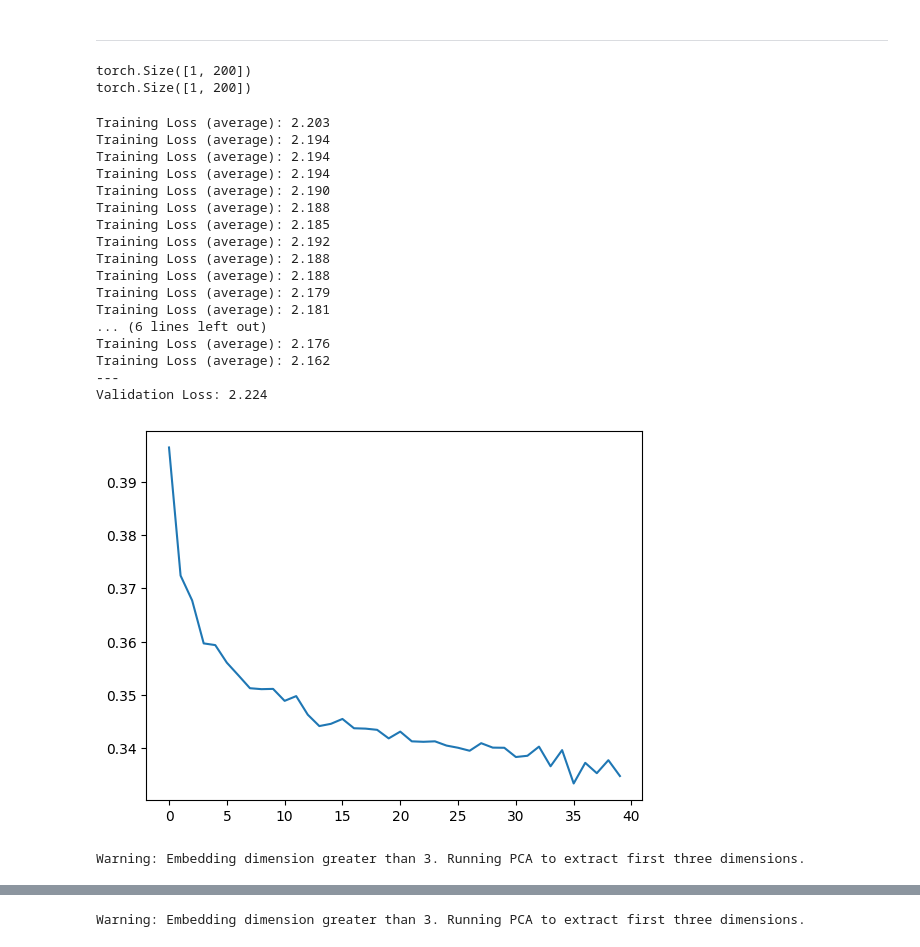
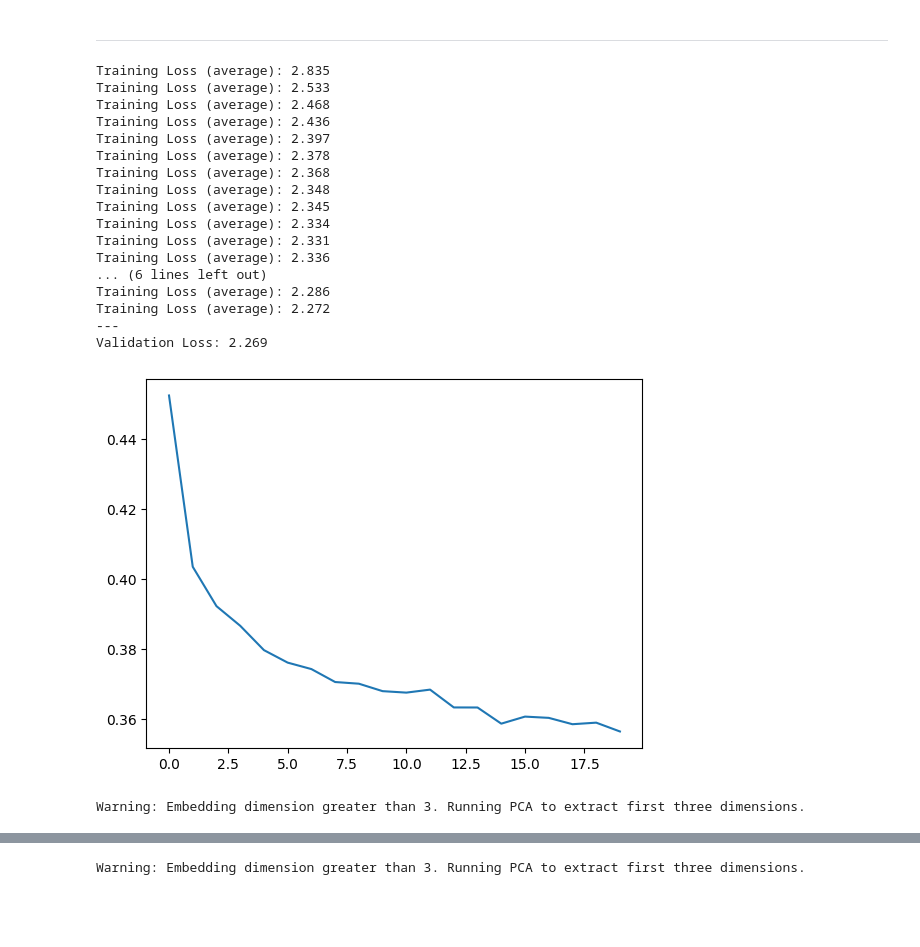
Before and after one commit to shane-kercheval/makemore, a Jupyter notebook: part_2_3_my_code.ipynb, the cells around one changed output, grey strips where cells are left out. Cells and saved outputs as stored; diff of their text form; code cells hidden in the pictures; blank space fills up the shorter version.

```diff
--- a/part_2_3_my_code.ipynb
+++ b/part_2_3_my_code.ipynb
@@ -515,7 +521,10 @@ hidden_layer_weights = 0.1 * torch.randn(context_length * embedding_dimension, n
 # https://pytorch.org/docs/stable/nn.init.html
 # hidden_layer_weights = torch.randn(context_length * embedding_dimension, num_neurons, generator=g)
 # hidden_layer_weights = hidden_layer_weights * (5/3) / (context_length * embedding_dimension)**0.5
-hidden_layer_bias = 0.01 * torch.randn(num_neurons, generator=g)
+
+# we don't want bias because we are using batch normalization and get gets subtracted out
+# https://youtu.be/P6sfmUTpUmc?si=7E6mSV1kId36vg9u&t=3721
+# hidden_layer_bias = 0.01 * torch.randn(num_neurons, generator=g)
 
 # https://youtu.be/P6sfmUTpUmc?si=Kh_JJz_43Ooc6H7F&t=584
 #output_layer_weights = torch.randn(num_neurons, len(characters), generator=g)
@@ -534,7 +543,7 @@ batch_norm_running_st_dev = torch.ones((1, num_neurons))
 parameters = [
     embedding_layer,
     hidden_layer_weights,
-    hidden_layer_bias,
+    # hidden_layer_bias,
     output_layer_weights,
     output_layer_bias,
     batch_norm_gain,
@@ -591,7 +601,7 @@ Warning: Embedding dimension greater than 3. Running PCA to extract first three
 # %%
 # initial forward pass for diagnostics
 embeddings = embedding_layer[X_train[0:1000]]
-pre_activations = embeddings.view(-1, context_length * embedding_dimension) @ hidden_layer_weights + hidden_layer_bias
+pre_activations = embeddings.view(-1, context_length * embedding_dimension) @ hidden_layer_weights #+ hidden_layer_bias
 activations = torch.tanh(pre_activations)
 logits = activations @ output_layer_weights + output_layer_bias
 # %%
@@ -657,9 +667,6 @@ for p in parameters:
 #     batch_normalization_st_dev = pre_activations.std(dim=0, keepdim=True)
 #     print(batch_normalization_mean.shape)
 #     print(batch_normalization_st_dev.shape)
-# %% [output]
-torch.Size([1, 200])
-torch.Size([1, 200])
 # %%
 # in practice we perform updates on minibatches of data
 losses = []
@@ -675,7 +682,7 @@ for index in range(steps):
     batch_indices = torch.randint(low=0, high=X_train.shape[0], size=(batch_size,), generator=g)
     # forward pass
     embeddings = embedding_layer[X_train[batch_indices]]
-    pre_activations = embeddings.view(-1, context_length * embedding_dimension) @ hidden_layer_weights + hidden_layer_bias
+    pre_activations = embeddings.view(-1, context_length * embedding_dimension) @ hidden_layer_weights #+ hidden_layer_bias
     # batch normalization
     # https://youtu.be/P6sfmUTpUmc?si=9kh1cLdbp005-Df6&t=2798
     # pre_activations = batch_norm_gain \
@@ -707,50 +714,50 @@ for index in range(steps):
         sub_losses = []
         print(f"Training Loss (average): {average_loss:.3f}")
 
     # backwards pass
     for p in parameters:
         p.grad = None
     loss.backward()
     # update parameters
     for p in parameters:
         p.data -= learning_rate * p.grad
 
 print('---')
 
 with torch.no_grad():
     # loss on VALIDATION set; the model has not seen this data
     embeddings = embedding_layer[X_val]
-    pre_activations = embeddings.view(-1, context_length * embedding_dimension) @ hidden_layer_weights + hidden_layer_bias
+    pre_activations = embeddings.view(-1, context_length * embedding_dimension) @ hidden_layer_weights #+ hidden_layer_bias
     pre_activations = batch_norm_gain \
             * (pre_activations - batch_norm_running_mean) / batch_norm_running_st_dev \
             + batch_norm_bias
     activations = torch.tanh(pre_activations)
     logits = activations @ output_layer_weights + output_layer_bias
     loss = F.cross_entropy(logits, Y_val)
     print(f"Validation Loss: {loss:.3f}")
 
 plt.plot([math.log10(x) for x in losses])
 plt.show()
 plot_embeddings()
 # %% [output]
-Training Loss (average): 2.203
-Training Loss (average): 2.194
-Training Loss (average): 2.194
-Training Loss (average): 2.194
-Training Loss (average): 2.190
-Training Loss (average): 2.188
-Training Loss (average): 2.185
-Training Loss (average): 2.192
-Training Loss (average): 2.188
-Training Loss (average): 2.188
-Training Loss (average): 2.179
-Training Loss (average): 2.181
+Training Loss (average): 2.835
+Training Loss (average): 2.533
+Training Loss (average): 2.468
+Training Loss (average): 2.436
+Training Loss (average): 2.397
+Training Loss (average): 2.378
+Training Loss (average): 2.368
+Training Loss (average): 2.348
+Training Loss (average): 2.345
+Training Loss (average): 2.334
+Training Loss (average): 2.331
+Training Loss (average): 2.336
 ... (6 lines left out)
-Training Loss (average): 2.176
-Training Loss (average): 2.162
+Training Loss (average): 2.286
+Training Loss (average): 2.272
 ---
-Validation Loss: 2.224
+Validation Loss: 2.269
-[figure, old version]
+[figure, new version]
 Warning: Embedding dimension greater than 3. Running PCA to extract first three dimensions.
 [interactive output not drawn]
 # %%
```
Also changed, not shown: parts of 15 cells of this notebook.
